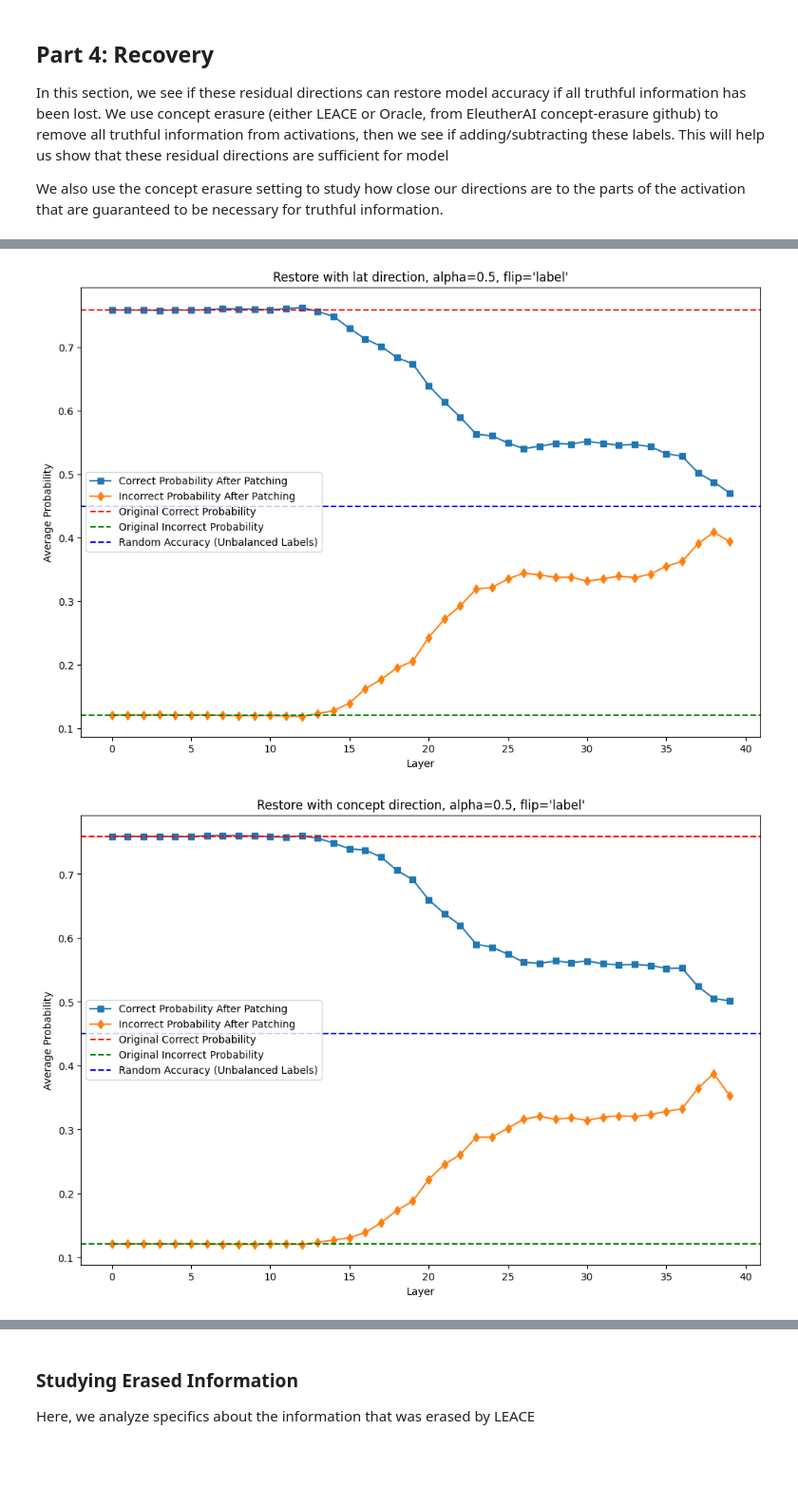
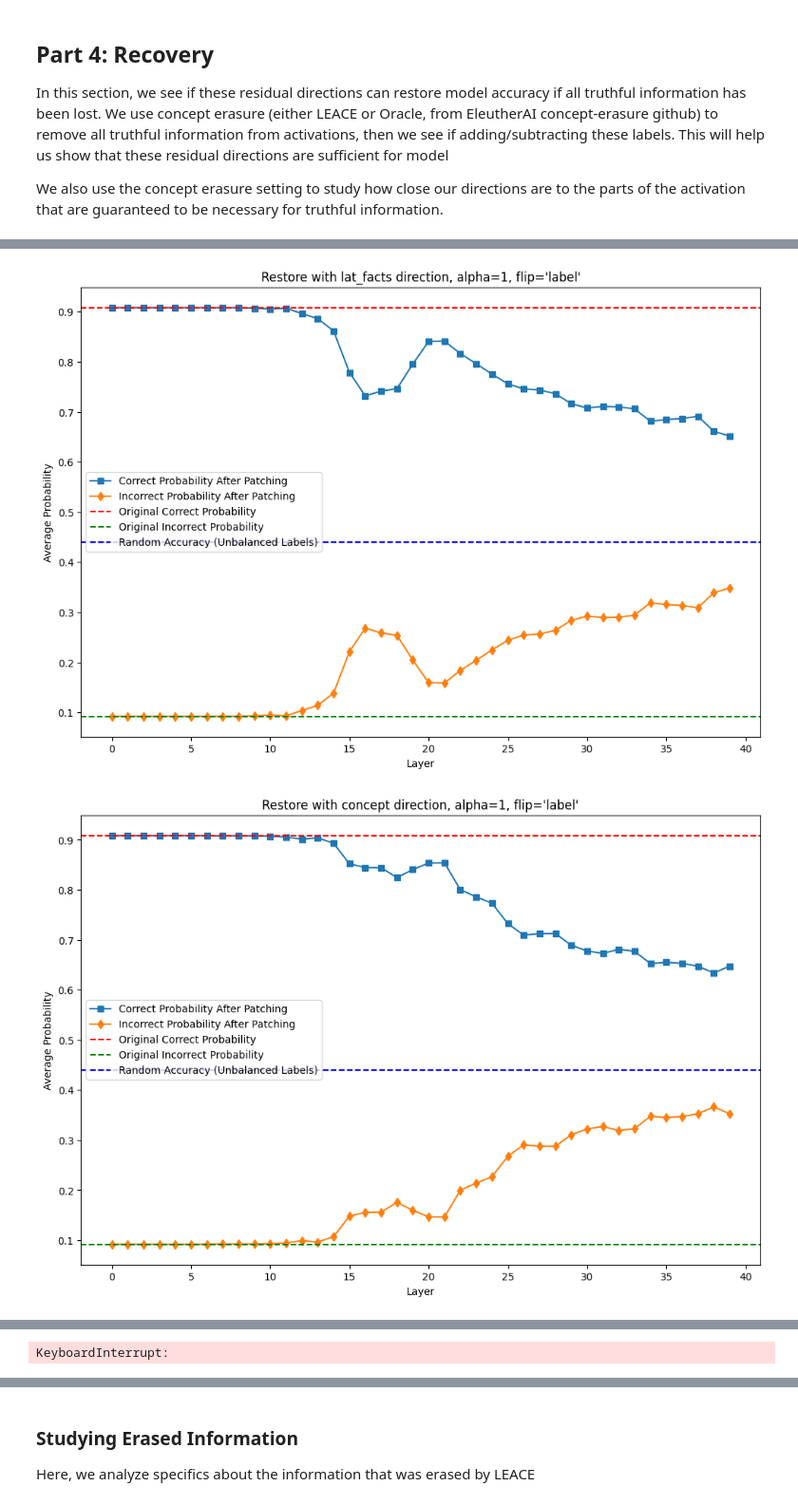
Before and after one commit to magikarp01/rep_control, a Jupyter notebook: rep_testing.ipynb, the cells around one changed output, grey strips where cells are left out. Shown at 95% size. Drawn from its saved outputs; the diff is of its cells as text; code cells hidden in the pictures; blank space fills up the shorter version.

```diff
--- a/rep_testing.ipynb
+++ b/rep_testing.ipynb
@@ -975,5 +1003,5 @@ def project_out(cache, directions):
 # %%
-use_test = True
+use_test = False
 if use_test:
     cache = test_cache
 
@@ -989,15 +1017,19 @@ else:
 
 # directions = {"lat": lat_dirs, "concept": concept_resid_dirs, "function": function_resid_dirs, "probe": probe_dirs, "mean_diff": mean_diff_dirs, "svd": svd_dirs}
 
+direction_names.append("control")
+directions["control"] = {l: np.ones(shape=(d_model)) for l in range(n_layers)}
+direction_names.append("mean_diff_honest")
+directions["mean_diff_honest"] = mean_diff_honest_dirs
 removed_caches = {}
 for dir_name in direction_names:
     removed_caches[dir_name] = project_out(cache, directions[dir_name])
 # %%
 
 removed_performances = {}
-for dir_name in removed_caches.keys():
-# for dir_name in ["mean_diff"]:
-    _, patch_probs = test_intervention(removed_caches[dir_name], (test_data_rows if use_test else train_data_rows)[:10], plot=True, plot_title=f"Removed {dir_name} Projection", scale_relative=False)
+# for dir_name in removed_caches.keys():
+for dir_name in ["mean_diff_facts", "mean_diff_honest"]:
+    _, patch_probs = test_intervention(removed_caches[dir_name], (test_data_rows if use_test else train_data_rows)[:20], plot=True, plot_title=f"Removed {dir_name} Projection on {split_name}", scale_relative=True)
     removed_performances[dir_name] = patch_probs
 with open(f"performances/removed_performances.pkl", "wb") as f:
     pickle.dump(removed_performances, f)
@@ -1017,11 +1047,25 @@ In this section, we see if these residual directions can restore model accuracy
 We also use the concept erasure setting to study how close our directions are to the parts of the activation that are guaranteed to be necessary for truthful information.
 # %%
 # Get cache where all possible truthful information of activations has been erased, using Oracle LEACE
-with open("truthfulness_dirs/train_honest_prompt_cache_info.pkl", "rb") as f:
+# with open("truthfulness_dirs/train_honest_prompt_cache_info.pkl", "rb") as f:
+#     train_cache, train_clean_probs, train_labels = pickle.load(f)
+
+# with open("truthfulness_dirs/test_honest_prompt_cache_info.pkl", "rb") as f:
+#     test_cache, test_clean_probs, test_labels = pickle.load(f)
+
+split_name = "facts"
+with open(f"truthfulness_dirs/13b_{split_name}_{prompt_type}_train_prompt_cache_info.pkl", "rb") as f:
     train_cache, train_clean_probs, train_labels = pickle.load(f)
 
-with open("truthfulness_dirs/test_honest_prompt_cache_info.pkl", "rb") as f:
+with open(f"truthfulness_dirs/13b_{split_name}_{prompt_type}_test_prompt_cache_info.pkl", "rb") as f:
     test_cache, test_clean_probs, test_labels = pickle.load(f)
+
+# split_name = "neg_companies"
+# neg_data_rows = [row for row in dataset["combined"] if row['dataset'] == split_name]
+
+# with open(f"truthfulness_dirs/13b_{split_name}_{prompt_type}_prompt_cache_info.pkl", "rb") as f:
+#     neg_cache, neg_clean_probs, neg_labels = pickle.load(f)
+#     train_cache, test_cache, train_labels, test_labels, train_data_rows, test_data_rows = split_cache_train_test(neg_cache, neg_labels, neg_data_rows, train_ratio=0.8)
 
 quadratic=False
 oracle=True
@@ -1029,11 +1073,11 @@ oracle=True
 from utils.interp_utils import erase_data
 erase_heads = [l for l in range(n_layers)]
 train_erased_cache, erased_probes, X_erased_cache, train_fitters = erase_data(train_cache, train_labels, erase_heads, in_place=False, oracle=oracle, quadratic=quadratic, test_probe=True, return_fitters=True)
-with open(f"truthfulness_dirs/13b_train_{train_split_name}_{quadratic=}erased_cache_and_fitters.pkl", "wb") as f:
+with open(f"truthfulness_dirs/13b_train_{split_name}_{quadratic=}erased_cache_and_fitters.pkl", "wb") as f:
     pickle.dump((train_erased_cache, train_fitters), f)
 
 test_erased_cache, _, _ = erase_data(test_cache, test_labels, erase_heads, in_place=False, oracle=oracle, quadratic=quadratic, test_probe=True, return_fitters=False, existing_fitters = train_fitters)
-with open(f"truthfulness_dirs/13b_test_{train_split_name}_{quadratic=}_erased_cache_and_fitters.pkl", "wb") as f:
+with open(f"truthfulness_dirs/13b_test_{split_name}_{quadratic=}_erased_cache_and_fitters.pkl", "wb") as f:
     pickle.dump((test_erased_cache, train_fitters), f)
 
 # with open("truthfulness_dirs/13b_cities_erased_cache_and_fitters.pkl", "rb") as f:
@@ -1065,14 +1120,14 @@ for layer in range(n_layers):
 # %%
 restored_caches = {}
 
-alpha = 0.5
+alpha = 1
 use_leace_diff_norm = True
-small_sample_num = 200 # only sample up to this many samples
+small_sample_num = None # only sample up to this many samples
 
 flip = "label" # none if never flip, label is use label to flip, dot is use dot product to flip
 
 if use_leace_diff_norm:
-    with open("truthfulness_dirs/13b_cities_leace_diff_norms.pkl", "rb") as f:
+    with open(f"truthfulness_dirs/13b_{split_name}_leace_diff_norms.pkl", "rb") as f:
         leace_diff_norms = pickle.load(f)
     # leace_diff_norms = {l: np.linalg.norm(erased_info[l], axis=-1) for l in range(n_layers)}
 else:
@@ -1085,8 +1140,8 @@ restored_caches["none"] = test_erased_cache
 # %%
 restored_performances = {}
 for dir_name in restored_caches.keys():
-    _, patch_probs = test_intervention(restored_caches[dir_name], test_data_rows[:20], plot=True, plot_title=f"Restore with {dir_name} direction, {alpha=}, {flip=}", scale_relative=False)
+    _, patch_probs = test_intervention(restored_caches[dir_name], test_data_rows[:50], plot=True, plot_title=f"Restore with {dir_name} direction, {alpha=}, {flip=}", scale_relative=True)
     restored_performances[dir_name] = patch_probs
 # %% [output]
-[figure, old version]
+[figure, new version]
-[figure, old version]
+[figure, new version]
@@ -1097,0 +1148 @@ for dir_name in restored_caches.keys():
+KeyboardInterrupt:
```
Also changed, not shown: parts of 20 cells of this notebook, 2 other files.
